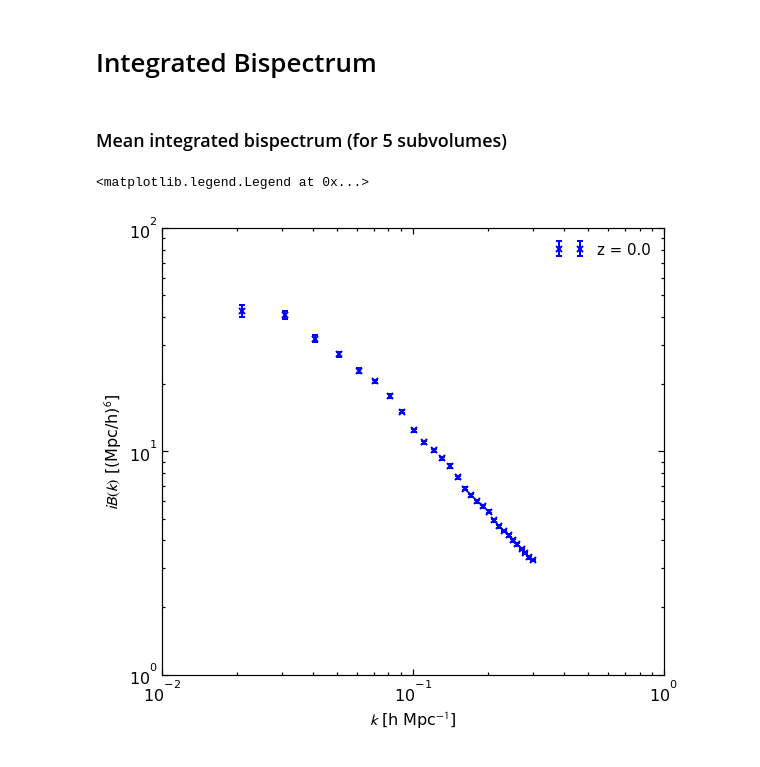
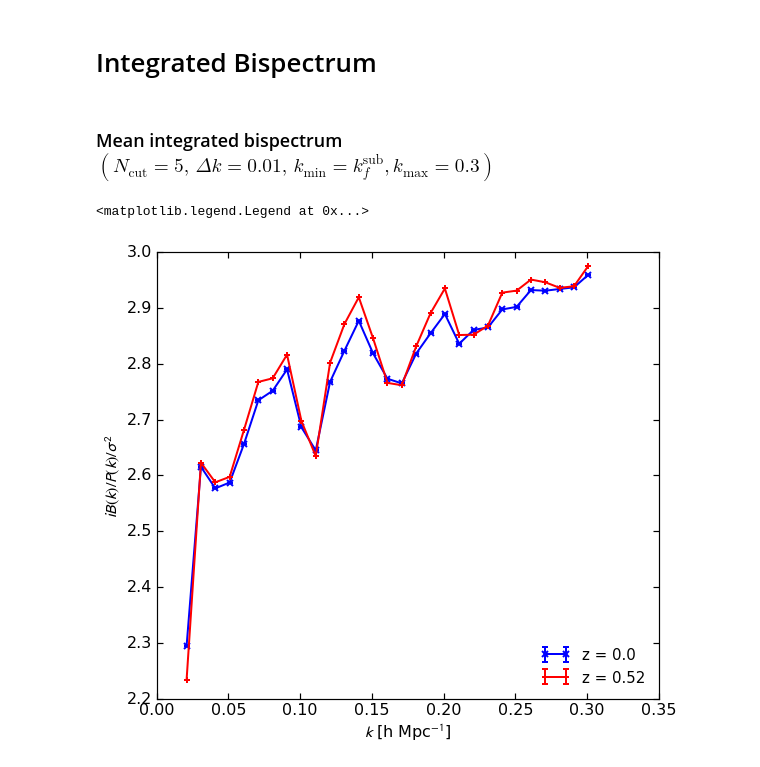
Before and after one commit to DonRegan/notebooks, a Jupyter notebook: ZBOX2 Measurements.ipynb, the cells around one changed output. Cells and saved outputs as stored; diff of their text form; code cells hidden in the pictures.

```diff
--- a/ZBOX2 Measurements.ipynb
+++ b/ZBOX2 Measurements.ipynb
@@ -35,22 +145,23 @@ legend(loc=1,prop={'size':15},frameon=False)
 # %% [markdown]
 # Integrated Bispectrum
-# %% [markdown]
-### Mean integrated bispectrum (for 5 subvolumes)
+# %% [markdown]
+### Mean integrated bispectrum $(N_{\mathrm{cut}}=5,\,\Delta k=0.01,\,k_{\mathrm{min}}=k_f^{\mathrm{sub}},k_{\mathrm{max}}=0.3)$
 # %%
 # load data
 iBz00 = loadtxt('./data/ZBOX2/iBSpec/z0.0/nCut_5_kmax_0.3_dk_0.01_N512_avg.dat')
+iBz05 = loadtxt('./data/ZBOX2/iBSpec/z0.52/nCut_5_kmax_0.3_dk_0.01_N512_avg.dat')
 
+# plotting
 f = plt.figure(figsize=(9,8))
 ax = f.add_subplot(111)
 
-ax.set_xscale('log')
-ax.set_yscale('log')
 ax.set_xlabel('$k$ [h Mpc$^{-1}$]',fontsize=16)
-ax.set_ylabel('$iB(k)$ [(Mpc/h)$^6$]',fontsize=16)
+ax.set_ylabel('$iB(k)/P(k)/\sigma^2$',fontsize=16)
 
-ax.errorbar(iBz00[:,0],iBz00[:,1],iBz00[:,2]/sqrt(197),fmt='x',mew=2,lw=2,c='b',label='z = 0.0')
+ax.errorbar(iBz00[:,0],iBz00[:,3],0*iBz00[:,4],fmt='-x',mew=2,lw=2,c='b',label='z = 0.0')
+ax.errorbar(iBz05[:,0],iBz05[:,3],0*iBz05[:,4],fmt='-+',mew=2,lw=2,c='r',label='z = 0.52')
 
-legend(loc=1,prop={'size':15},frameon=False)
+legend(loc=4,prop={'size':15},frameon=False)
 # %% [output]
 <matplotlib.legend.Legend at 0x...>
-[figure, old version]
+[figure, new version]
```
Also changed, not shown: parts of 24 cells of this notebook.
